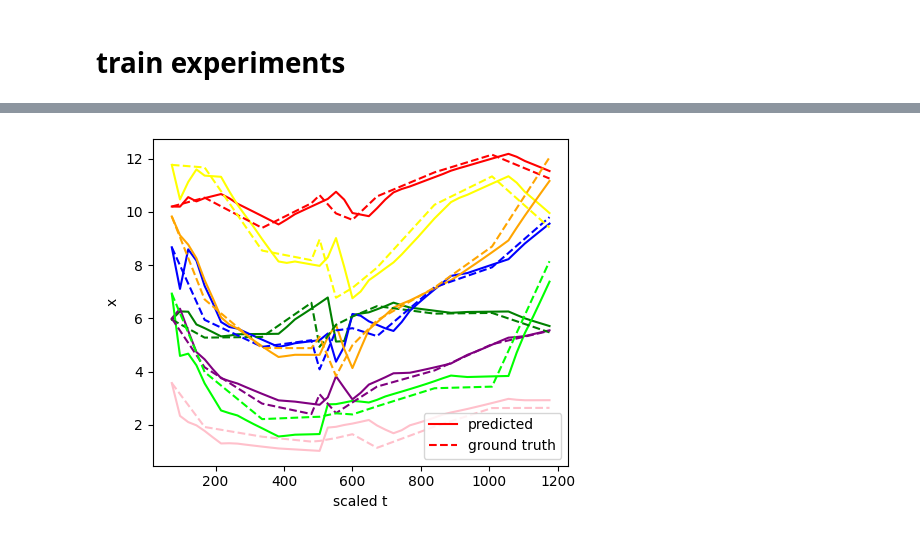
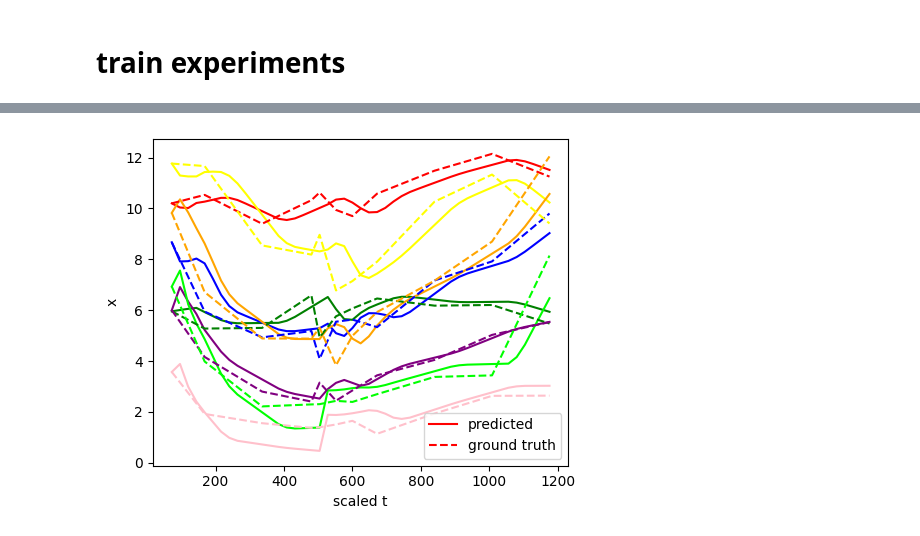
Before and after one commit to caicairay/LSQI-Challenge-2025, a Jupyter notebook: projects/PKPD.ipynb, the cells around one changed output, grey strips where cells are left out. Cells and saved outputs as stored; diff of their text form; code cells hidden in the pictures.

```diff
--- a/projects/PKPD.ipynb
+++ b/projects/PKPD.ipynb
@@ -399,7 +402,7 @@ import torch.functional as F
 
 
 PE_BASE = 0.012 # 0.012615662610100801
-NUM_FREQS = 10
+NUM_FREQS = 4
 
 def positional_encoding_tensor(time_tensor, num_frequencies=NUM_FREQS, base=PE_BASE):
     # Ensure the time tensor is in the range [0, 1]
@@ -449,13 +452,14 @@ class MLP_conditional_memory(torch.nn.Module):
         self.indim = dim + (time_dim if time_varying else 0) + (self.treatment_cond if conditional else 0) + (dim * memory)
         self.net = torch.nn.Sequential(
             torch.nn.Linear(self.indim, w),
-            torch.nn.SELU(),
-            torch.nn.Linear(w, w),
-            torch.nn.SELU(),
-            torch.nn.Linear(w, w),
-            torch.nn.SELU(),
+#             torch.nn.SELU(),
+#             torch.nn.Linear(w, w),
+#             torch.nn.SELU(),
+#             torch.nn.Linear(w, w),
+#             torch.nn.SELU(),
             torch.nn.Linear(w,self.out_dim),
         )
+#         self.net = VQC_class(self.indim, self.out_dim, n_layers=3, n_qubits=4)
         self.default_class = 0
         self.clip = clip
 
@@ -469,7 +473,10 @@ class MLP_conditional_memory(torch.nn.Module):
         time_tensor = x[:,-1]
         encoded_time_span = self.encoding_function(time_tensor).reshape(-1, NUM_FREQS * 2)
         new_x = torch.cat([x[:,:-1], encoded_time_span], dim=1)
+#         start = time.time()
         result = self.net(new_x)
+#         end = time.time()
+#         print(end - start)
         return torch.cat([result[:,:-1], x[:,self.dim:-1], result[:,-1].unsqueeze(1)], dim=1)
 
     def forward(self, x):
@@ -698,8 +705,9 @@ def train_model(model, noise_prediction, train_loader, val_loader=None, num_epoc
                 train_loss += loss.item()
 
         # validation
+        if (epoch+1) % 100 == 0:
+            print(f"Epoch {epoch+1}/{num_epochs}, Loss: {train_loss/len(train_loader)}")
         if (epoch+1) % 1000 == 0:
-            print(f"Epoch {epoch+1}/{num_epochs}, Loss: {train_loss/len(train_loader)}")
             if val_loader:
                 test_model(model, noise_prediction, val_loader, device)
 # %%
@@ -992,10 +1005,11 @@ torch.manual_seed(0)
 
 # Create the model instance
 model = MLP_Cond_Memory_Module(treatment_cond=3, memory=3,
-                                     dim=1, w=32,
+                                     dim=1, w=4,
                                      time_varying=True,
                                      conditional=True,
-                                     lr=5e-5,
+                                     lr=5e-4,
+#                                      lr=5e-4,
                                      sigma=0.1,
                                      loss_fn=mse_loss,
                                      metrics=['mse_loss'],
@@ -1023 +1046 @@ Epoch 1000/1000, Loss: 0.05460587050765753
-[figure, old version]
+[figure, new version]
```
Also changed, not shown: parts of 3 cells of this notebook, 1 other file.
